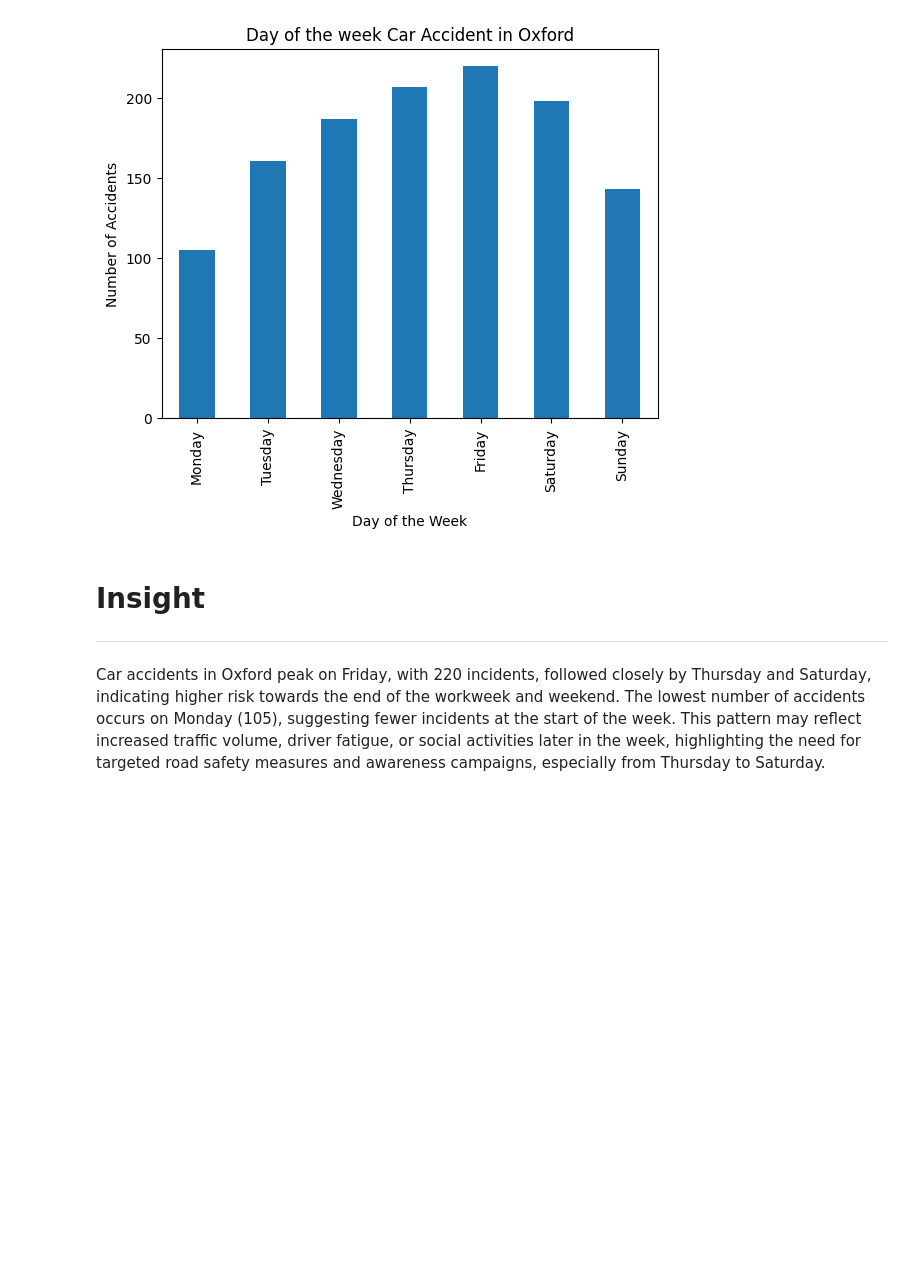
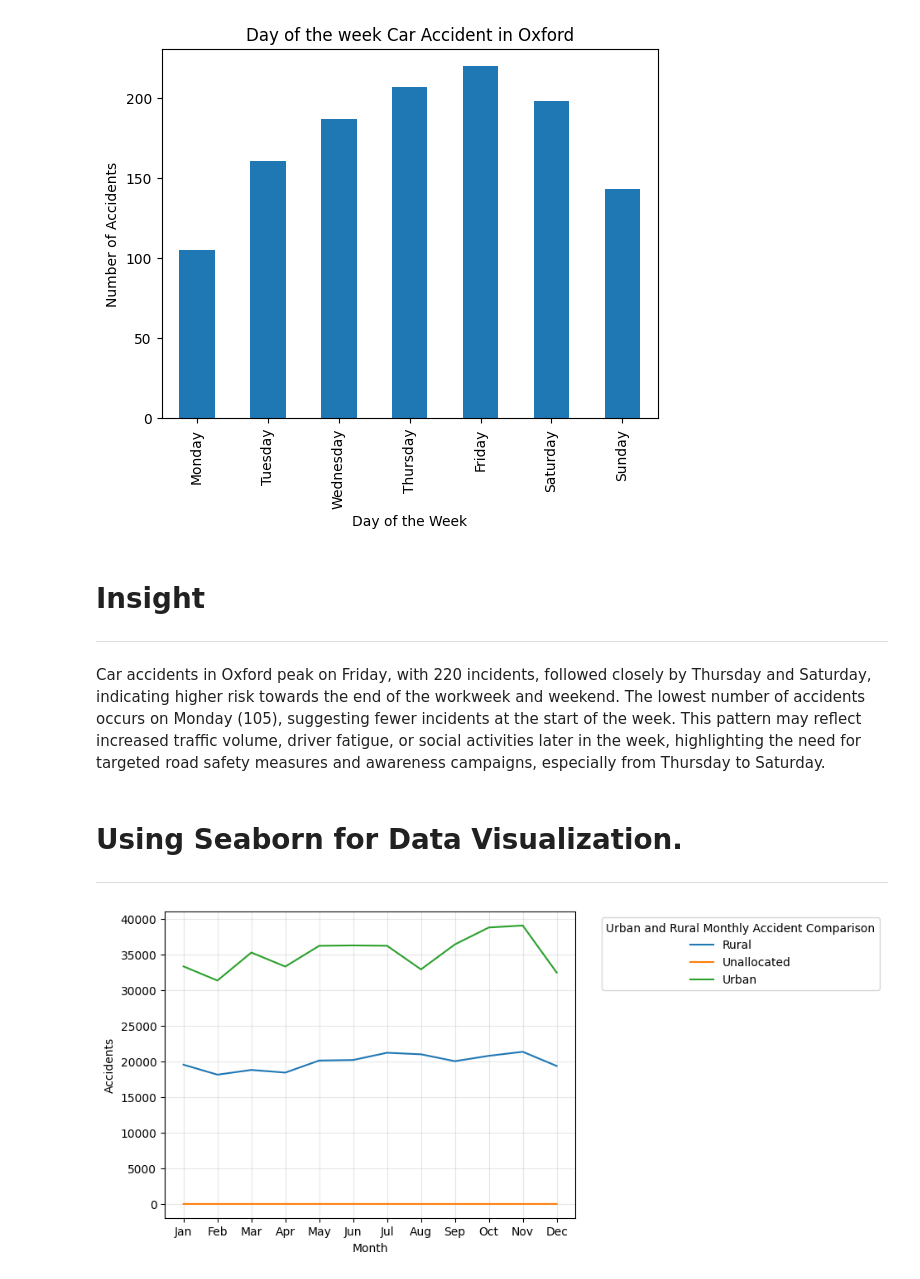
Before and after one commit to jerwinq19/ITELEC303, a Jupyter notebook: Activity 2.ipynb, the cells around one changed output. Drawn from its saved outputs; the diff is of its cells as text; code cells hidden in the pictures; blank space fills up the shorter version.

```diff
--- a/Activity 2.ipynb
+++ b/Activity 2.ipynb
@@ -941,3 +875,16 @@ Name: count, dtype: int64
 <p>
     Car accidents in Oxford peak on Friday, with 220 incidents, followed closely by Thursday and Saturday, indicating higher risk towards the end of the workweek and weekend. The lowest number of accidents occurs on Monday (105), suggesting fewer incidents at the start of the week. This pattern may reflect increased traffic volume, driver fatigue, or social activities later in the week, highlighting the need for targeted road safety measures and awareness campaigns, especially from Thursday to Saturday.
 </p>
+# %% [markdown]
+<h1>Using Seaborn for Data Visualization.</h1>
+<hr>
+# %%
+data_df = df.groupby(['Urban_or_Rural_Area', 'Month']).size().reset_index(name='Accidents')
+
+sns.lineplot(data = data_df, x='Month', y='Accidents', hue='Urban_or_Rural_Area')
+plt.xticks(range(1,13), ['Jan','Feb','Mar','Apr','May','Jun','Jul','Aug','Sep','Oct','Nov','Dec'])
+plt.legend(title='Urban and Rural Monthly Accident Comparison', bbox_to_anchor= (1.05,1), loc='upper left')
+plt.grid(alpha=0.3)
+plt.show()
+# %% [output]
+[figure, added]
```
Also changed, not shown: parts of 19 cells of this notebook, 2 other files.
